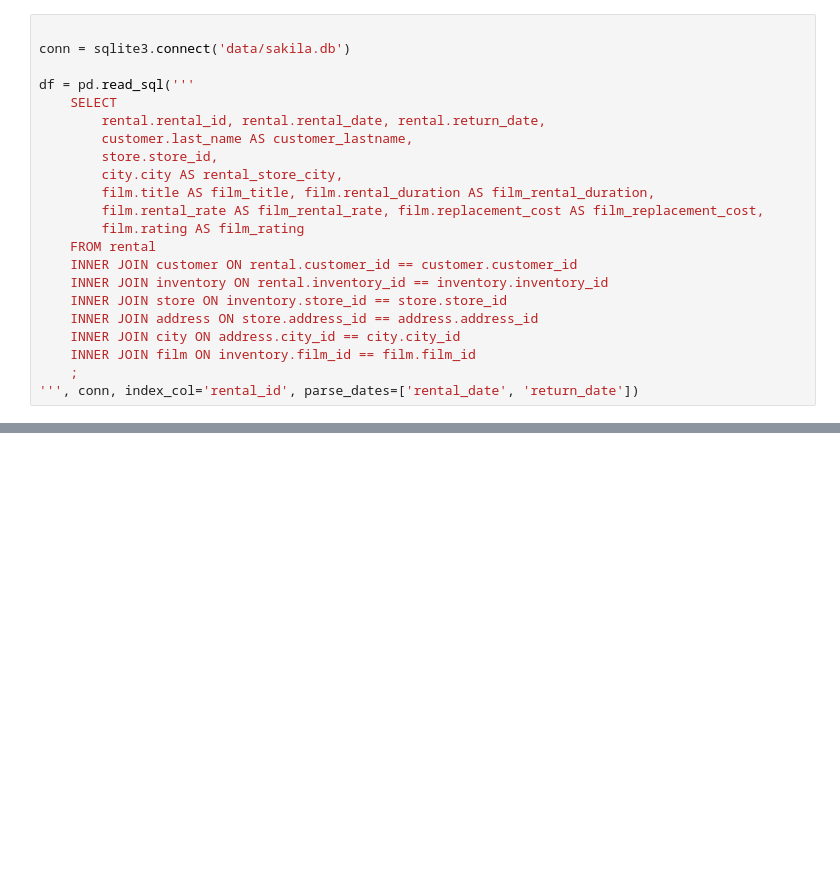
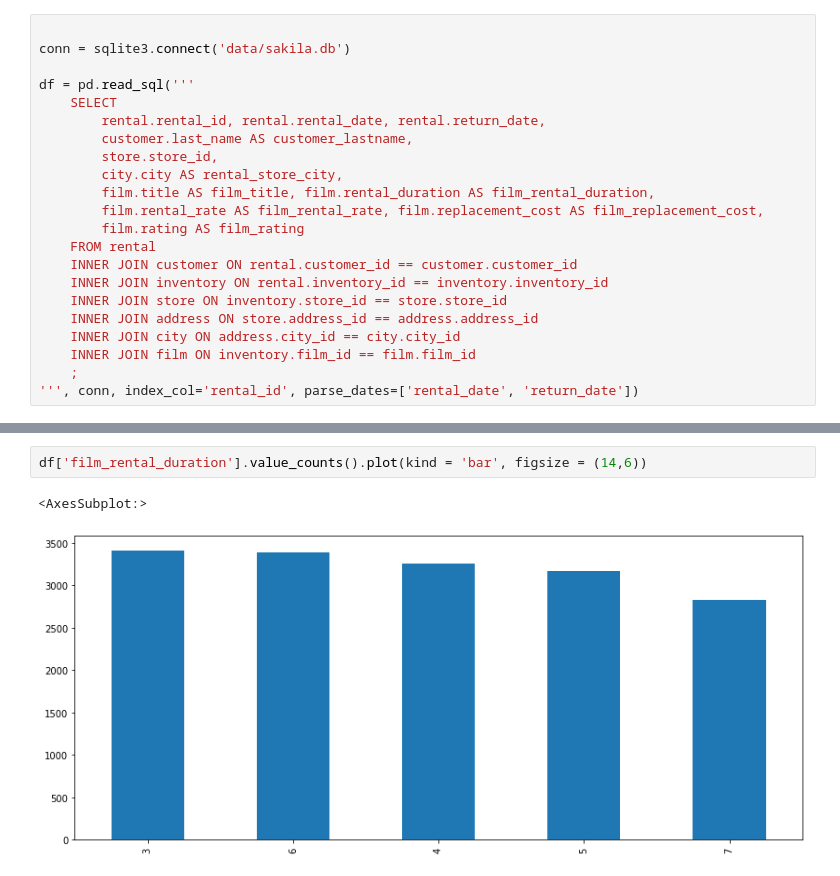
Before and after one commit to patri-carrasco/Data-Analysis-with-Python---Full-Course-for-Beginners-Numpy-Pandas-Matplotlib-Seaborn-, a Jupyter notebook: Exercise_2.ipynb, the cells around one changed output, grey strips where cells are left out. Cells and saved outputs as stored; diff of their text form; blank space fills up the shorter version.

```diff
--- a/Exercise_2.ipynb
+++ b/Exercise_2.ipynb
@@ -41,0 +66,5 @@ df = pd.read_sql('''
+# %%
+df['film_rental_duration'].value_counts().plot(kind = 'bar', figsize = (14,6))
+# %% [output]
+<AxesSubplot:>
+[figure, added]
```
Also changed, not shown: parts of 38 cells of this notebook.
